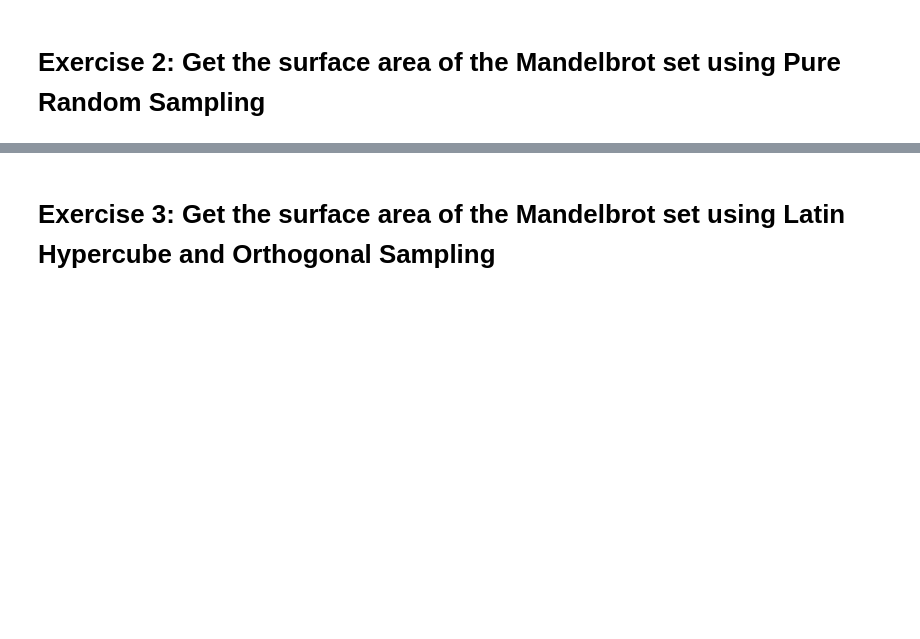
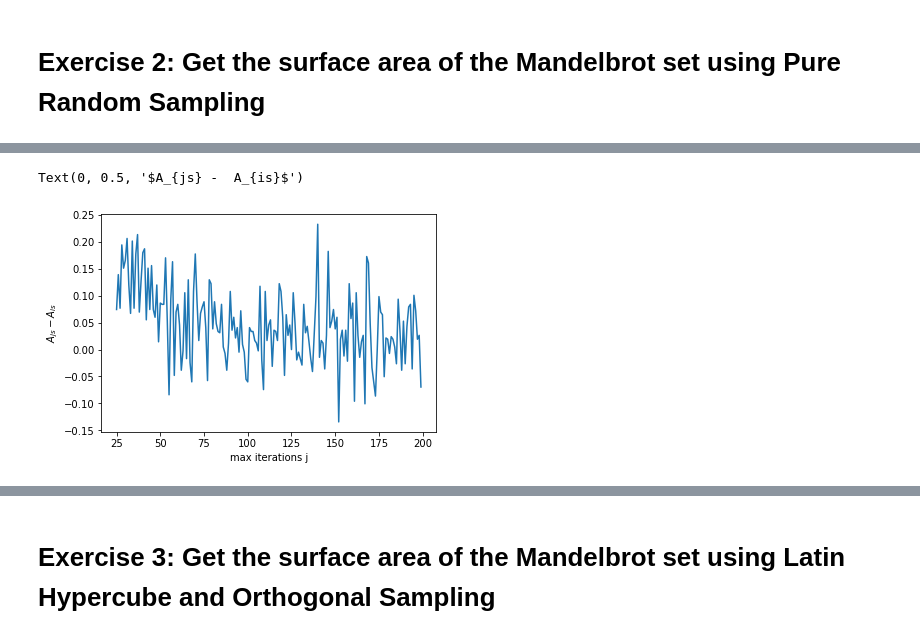
Before and after one commit to ninawagenaar/STSIM, a Jupyter notebook: KarinBrinksma_13919938_NinaWagenaar_11326336_1.ipynb, the cells around one changed output, grey strips where cells are left out. Cells and saved outputs as stored; diff of their text form; code cells hidden in the pictures; blank space fills up the shorter version.

```diff
--- a/KarinBrinksma_13919938_NinaWagenaar_11326336_1.ipynb
+++ b/KarinBrinksma_13919938_NinaWagenaar_11326336_1.ipynb
@@ -176 +177,9 @@ KeyboardInterrupt:
+# %%
+#Also plot from 50 to 200
+plt.plot(js[25:], area_diffs[25:])
+plt.xlabel("max iterations j")
+plt.ylabel("$A_{js} -  A_{is}$")
+# %% [output]
+Text(0, 0.5, '$A_{js} -  A_{is}$')
+[figure, added]
 # %%
```
Also changed, not shown: parts of 7 cells of this notebook.
